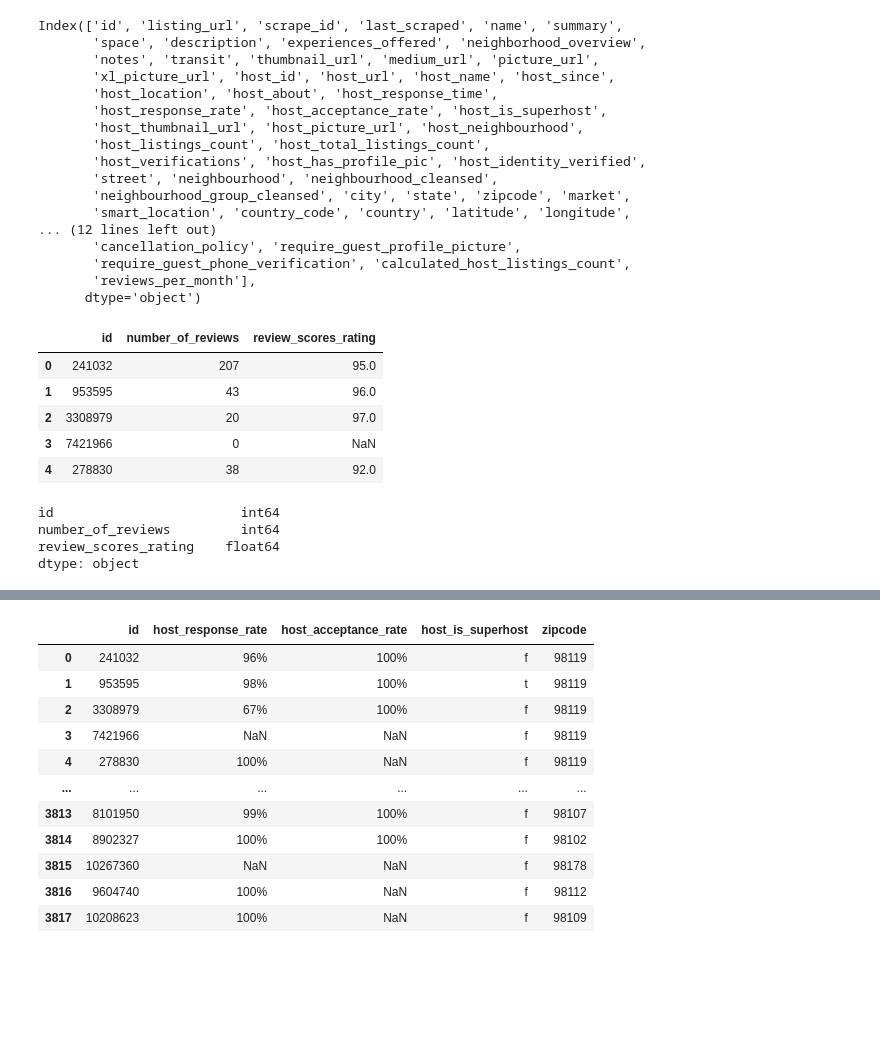
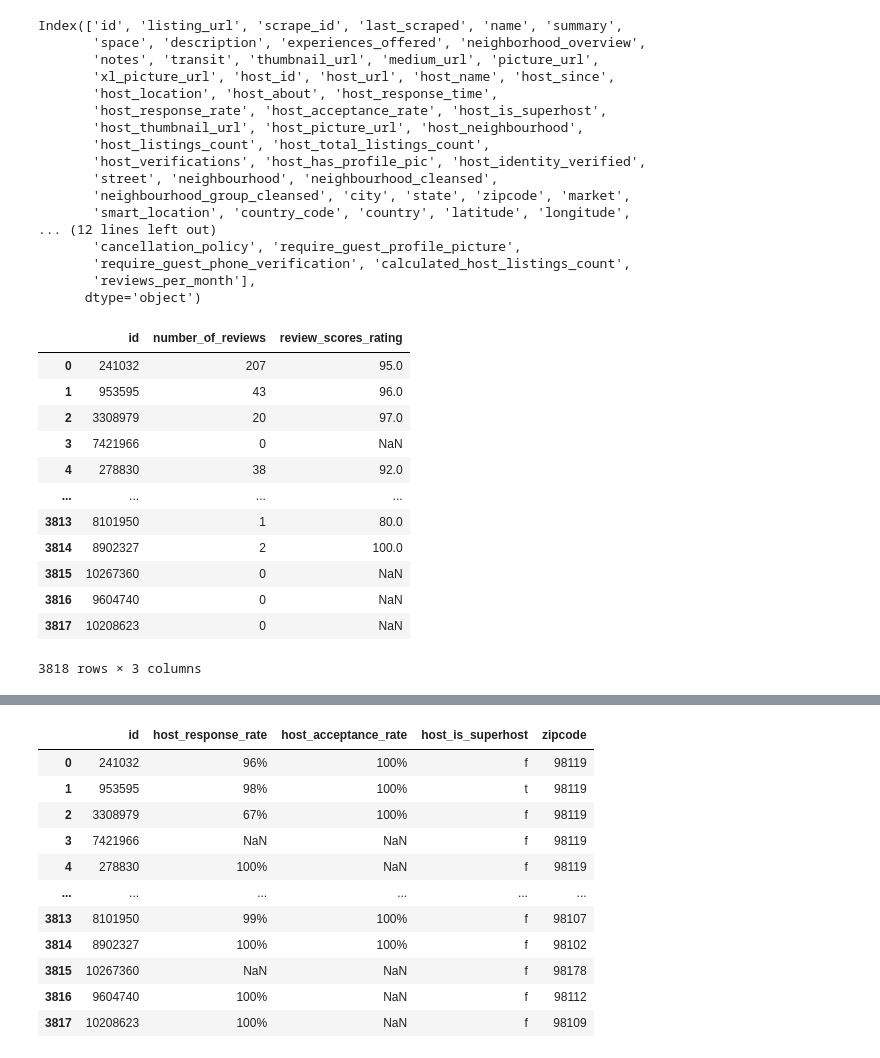
Before and after one commit to nt1analytics/Project-2, a Jupyter notebook: airbnb.ipynb, the cells around one changed output, grey strips where cells are left out. Saved outputs shown, nothing was run; the diff lists cells and outputs as text; code cells hidden in the pictures; blank space fills up the shorter version.

```diff
--- a/airbnb.ipynb
+++ b/airbnb.ipynb
@@ -156,21 +111,19 @@ Index(['id', 'listing_url', 'scrape_id', 'last_scraped', 'name', 'summary',
       dtype='object')
 # %%
 # set new df with desired columns
-listings_new_df = listings_df[['id','number_of_reviews', 'review_scores_rating',]].copy()
+listings_new_df = listings_df[['id','number_of_reviews', 'review_scores_rating']].copy()
+listings_new_df
+# %% [output]
+|  | id | number_of_reviews | review_scores_rating |
+| 0 | 241032 | 207 | 95.0 |
+| 1 | 953595 | 43 | 96.0 |
+| 2 | 3308979 | 20 | 97.0 |
+| 3 | 7421966 | 0 | NaN |
+| 4 | 278830 | 38 | 92.0 |
+| ... | ... | ... | ... |
+| 3813 | 8101950 | 1 | 80.0 |
+| 3814 | 8902327 | 2 | 100.0 |
+| 3815 | 10267360 | 0 | NaN |
+| 3816 | 9604740 | 0 | NaN |
+| 3817 | 10208623 | 0 | NaN |
+3818 rows × 3 columns
-# %%
-
-listings_new_df.head()
-# %% [output]
-|  | id | number_of_reviews | review_scores_rating |
-| 0 | 241032 | 207 | 95.0 |
-| 1 | 953595 | 43 | 96.0 |
-| 2 | 3308979 | 20 | 97.0 |
-| 3 | 7421966 | 0 | NaN |
-| 4 | 278830 | 38 | 92.0 |
-# %%
-listings_new_df.dtypes
-# %% [output]
-id                        int64
-number_of_reviews         int64
-review_scores_rating    float64
-dtype: object
```
Also changed, not shown: parts of 27 cells of this notebook, 1 other file.
